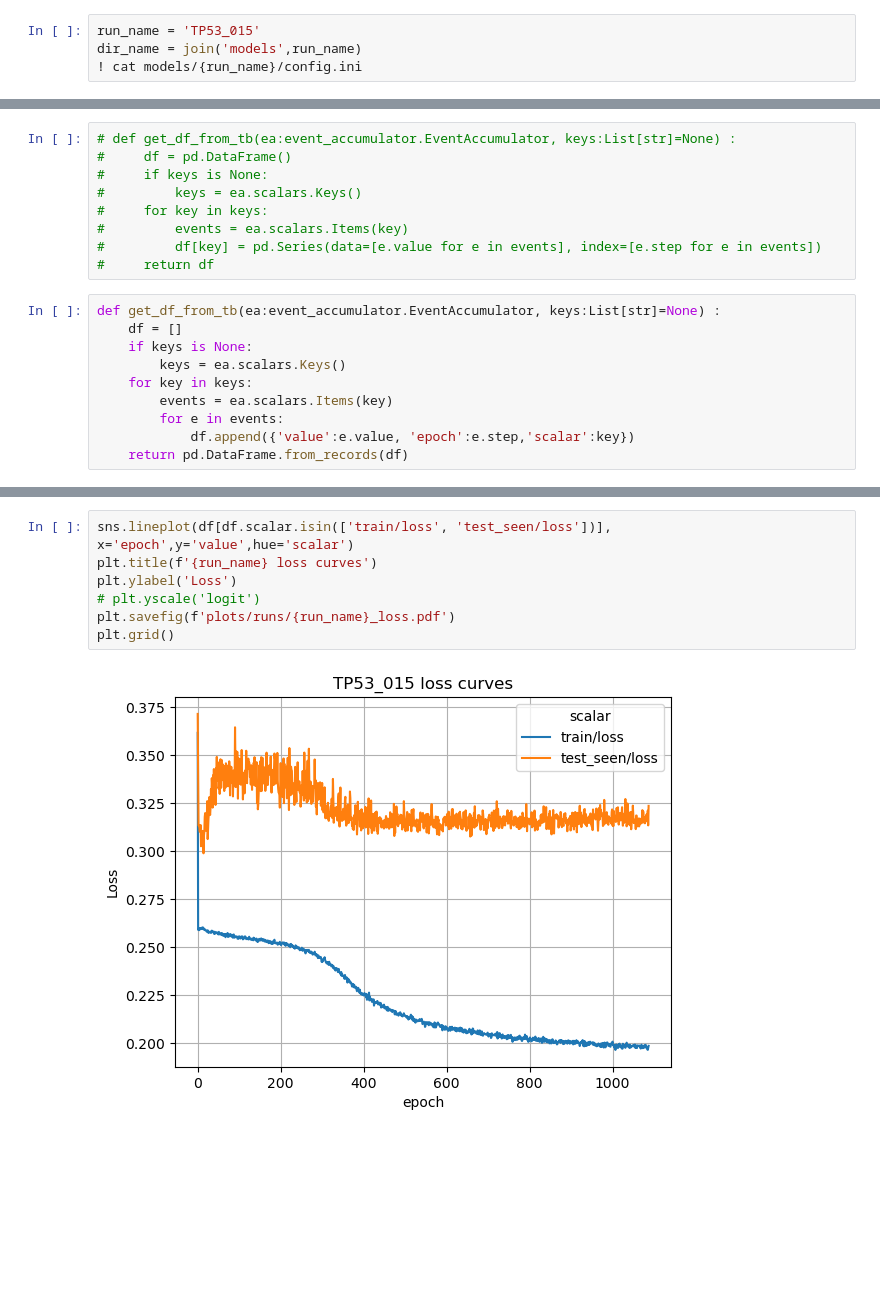
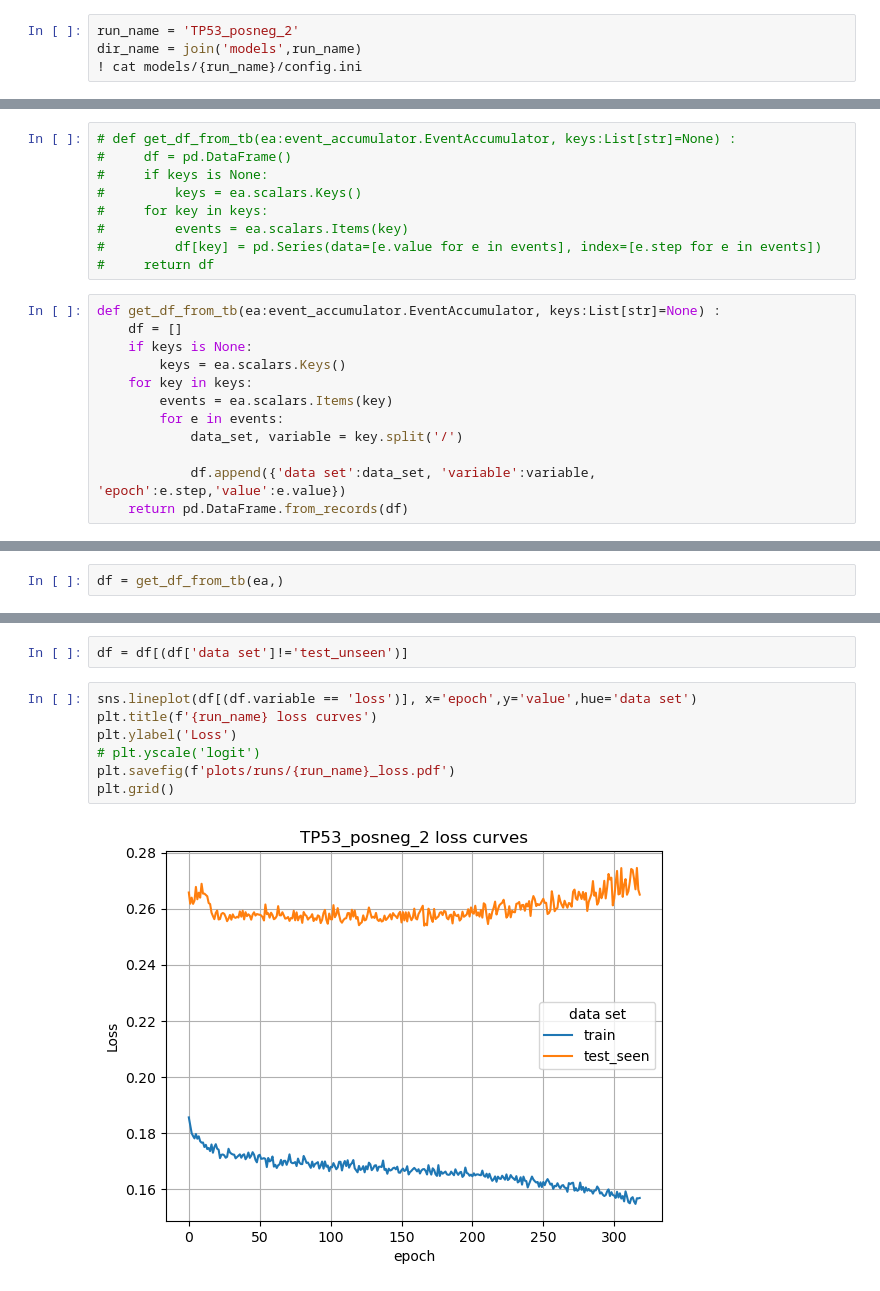
Before and after one commit to Lucas-Gui/sc_contrast, a Jupyter notebook: results.ipynb, the cells around one changed output, grey strips where cells are left out. Cells and saved outputs as stored; diff of their text form; blank space fills up the shorter version.

```diff
--- a/results.ipynb
+++ b/results.ipynb
@@ -35,7 +35,7 @@ counts = load_data(*paths, group_wt_like=True)
 # %% [markdown]
 Run from here to re-split without reloading all data (will be necessary if wtlike is changed however)
 # %%
-run_name = 'TP53_015'
+run_name = 'TP53_posneg_2'
 dir_name = join('models',run_name)
 ! cat models/{run_name}/config.ini
 # %% [output]
@@ -290,5 +285,7 @@ def get_df_from_tb(ea:event_accumulator.EventAccumulator, keys:List[str]=None) :
     for key in keys:
         events = ea.scalars.Items(key)
         for e in events:
-            df.append({'value':e.value, 'epoch':e.step,'scalar':key})
+            data_set, variable = key.split('/')
+
+            df.append({'data set':data_set, 'variable':variable, 'epoch':e.step,'value':e.value})
     return pd.DataFrame.from_records(df)
@@ -297,3 +292,5 @@ df = get_df_from_tb(ea, ['train/loss', 'train/roc','test_seen/loss','test_seen/r
+# %%
+df = get_df_from_tb(ea,)
 # %%
 df
 # %% [output]
@@ -313,9 +310,11 @@ df
+# %%
+df = df[(df['data set']!='test_unseen')]
 # %%
-sns.lineplot(df[df.scalar.isin(['train/loss', 'test_seen/loss'])], x='epoch',y='value',hue='scalar')
+sns.lineplot(df[(df.variable == 'loss')], x='epoch',y='value',hue='data set')
 plt.title(f'{run_name} loss curves')
 plt.ylabel('Loss')
 # plt.yscale('logit')
 plt.savefig(f'plots/runs/{run_name}_loss.pdf')
 plt.grid()
 # %% [output]
-[figure, old version]
+[figure, new version]
```
Also changed, not shown: parts of 20 cells of this notebook, 2 other files.
